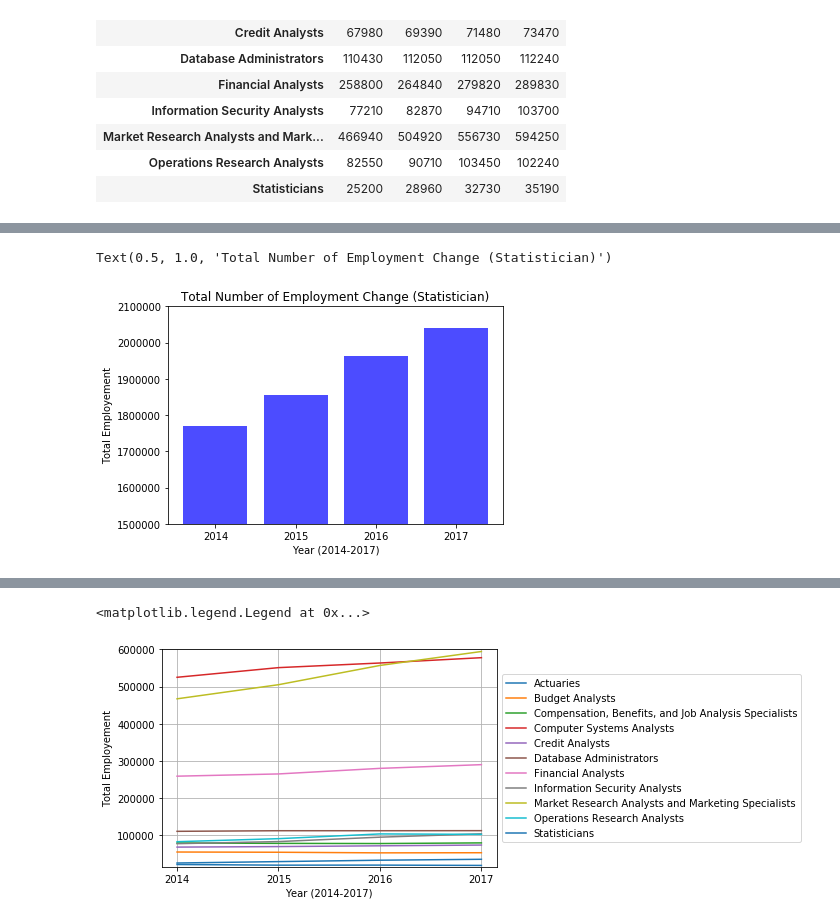
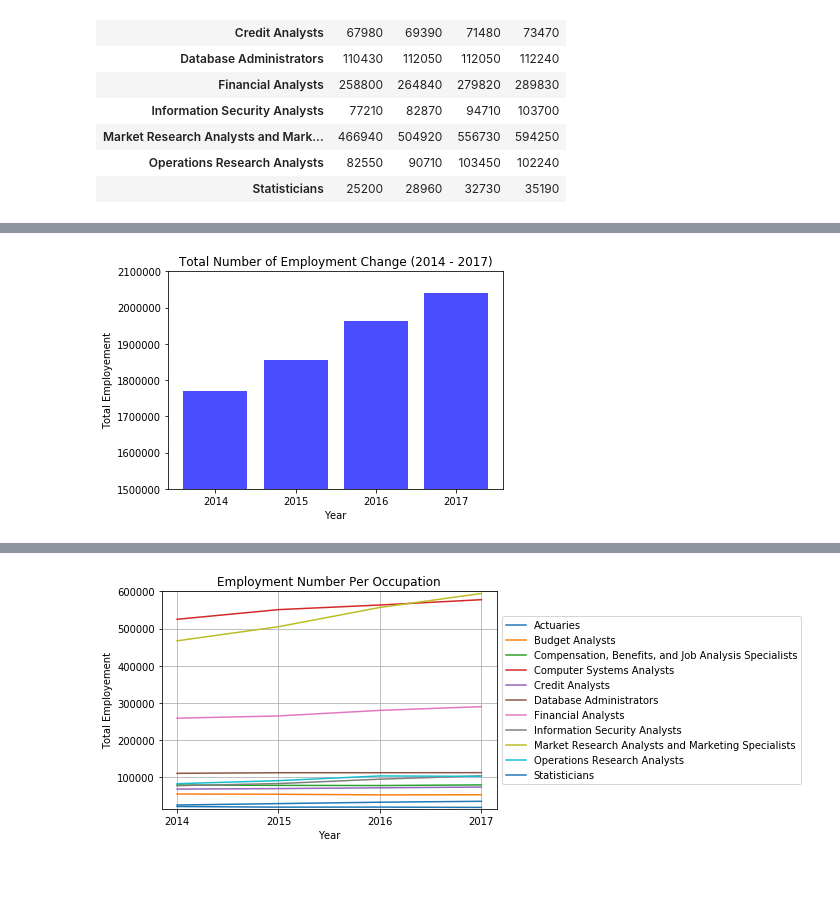
Before and after one commit to phillkev/Project--1, a Jupyter notebook: bls_employeement.ipynb, the cells around one changed output, grey strips where cells are left out. Drawn from its saved outputs; the diff is of its cells as text; code cells hidden in the pictures; blank space fills up the shorter version.

Commit message:
Modified 3 plots. Added result png files

```diff
--- a/bls_employeement.ipynb
+++ b/bls_employeement.ipynb
@@ -125,12 +147,13 @@ plt.xticks(tick_locations, ["2014", "2015", "2016", "2017"])
 
 plt.ylim(1500000, 2100000)
 
-plt.xlabel('Year (2014-2017)')
+plt.xlabel('Year')
 plt.ylabel('Total Employement')
-plt.title('Total Number of Employment Change (Statistician)')
+plt.title('Total Number of Employment Change (2014 - 2017)')
+
+plt.savefig("TotalEmployment.png")
 # %% [output]
-Text(0.5, 1.0, 'Total Number of Employment Change (Statistician)')
-[figure, old version]
+[figure, new version]
 # %%
 plt.show()
 # %%
@@ -146,22 +169,21 @@ emp_number_df
 | 2016 | 19550 | 52520 | 77580 | 563280 | 71480 | ... |
 | 2017 | 18700 | 52850 | 79340 | 577610 | 73470 | ... |
 # %%
-#ax = emp_number_df.plot('index', 'Actuaries', marker='o', markersize=5, linewidth=1, c='red', label='Actuaries', title='Total Employeement Count')
-#emp_number_df.plot('index', 'Budget Analysts', marker='^', markersize=5, linewidth=1, c='blue', label='Budget Analysts', ax=ax)
-#emp_number_df.plot('index', 'Computer Systems Analysts', marker='s', markersize=5, linewidth=1, c='green', label='Computer Systems Analysts', ax=ax)
+# Plot
 for i in emp_number_df.columns:
     if i != 'index':
        plt.plot(emp_number_df.index, emp_number_df[f'{i}'],label=f'{i}')
 
-#plt.xlim(2014, 2017)
+plt.title('Employment Number Per Occupation')
 plt.ylim(15000, 600000)
 plt.grid()
-plt.xlabel('Year (2014-2017)')
+plt.xlabel('Year')
 plt.ylabel('Total Employement')
 plt.legend(loc='center left', bbox_to_anchor=(1, 0.5))
+
+plt.savefig("TotalEmployment_PerOccupation.png")
 # %% [output]
-<matplotlib.legend.Legend at 0x...>
-[figure, old version]
+[figure, new version]
 # %%
 plt.show()
 # %%
```
Also changed, not shown: parts of 8 cells of this notebook, 3 other files.
